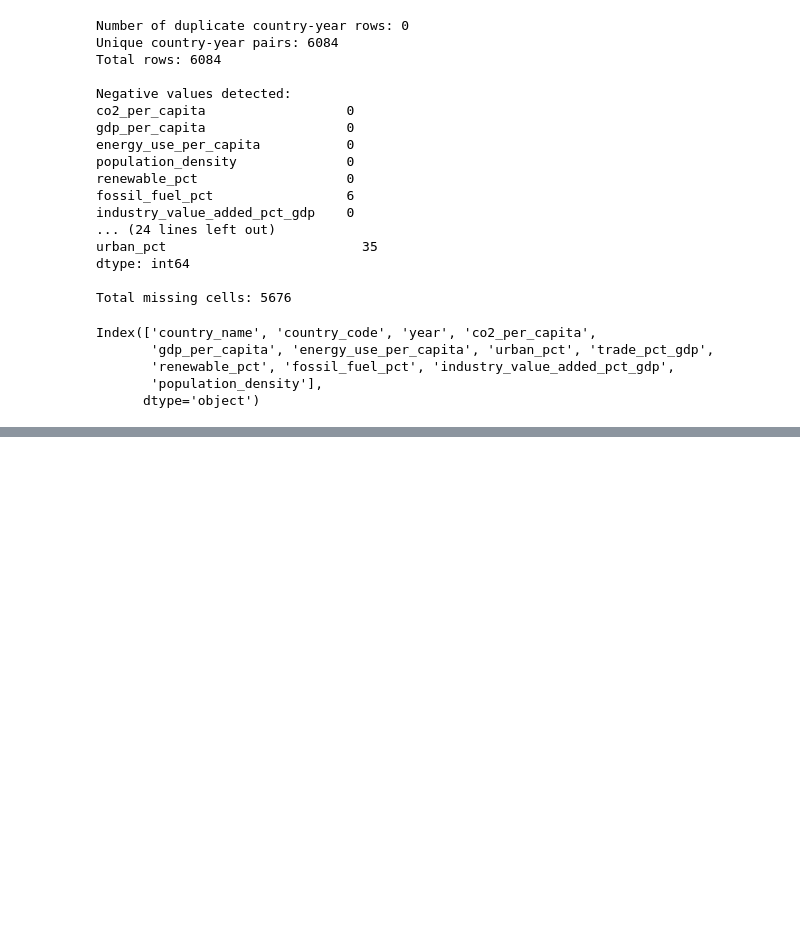
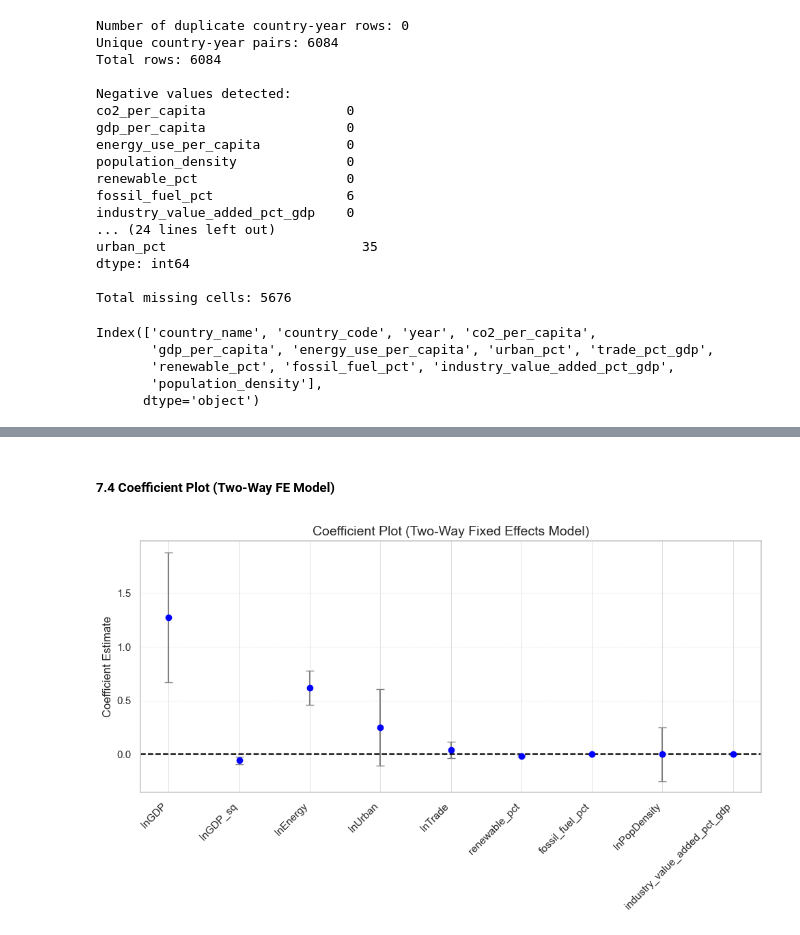
Before and after one commit to priyadarshanparida/kuznets-hypothesis-growth-vs-sustainability-buan6312, a Jupyter notebook: code/growth-vs-sustainability-panel.ipynb, the cells around one changed output, grey strips where cells are left out. Saved outputs shown, nothing was run; the diff lists cells and outputs as text; code cells hidden in the pictures; blank space fills up the shorter version.

```diff
--- a/code/growth-vs-sustainability-panel.ipynb
+++ b/code/growth-vs-sustainability-panel.ipynb
@@ -321,0 +898,37 @@ Countries dropped during filtering: {'Sub-Saharan Africa', 'Central Europe and t
+# %% [markdown]
+##### 7.4 Coefficient Plot (Two-Way FE Model)
+# %%
+# Coefficient Plot (Two-Way FE Model)
+
+# Extract only non-year coefficients
+coef = fe_tw_manual.params.drop(labels=fe_tw_manual.params.filter(regex=r"^d\d{4}$").index)
+
+# Standard errors
+se = fe_tw_manual.std_errors[coef.index]
+
+# 95% CI
+ci_lower = coef - 1.96 * se
+ci_upper = coef + 1.96 * se
+
+# Plot
+plt.figure(figsize=(10, 6))
+plt.errorbar(
+    coef.index,
+    coef.values,
+    yerr=[coef.values - ci_lower, ci_upper - coef.values],
+    fmt='o',
+    color='blue',
+    ecolor='gray',
+    capsize=4
+)
+
+plt.axhline(0, color='black', linestyle='--')
+plt.xticks(rotation=45, ha='right')
+plt.title("Coefficient Plot (Two-Way Fixed Effects Model)")
+plt.ylabel("Coefficient Estimate")
+plt.tight_layout()
+plt.grid(True, axis='y', linestyle='--', alpha=0.6)
+
+plt.show()
+# %% [output]
+[figure, added]
```
Also changed, not shown: parts of 43 cells of this notebook.
